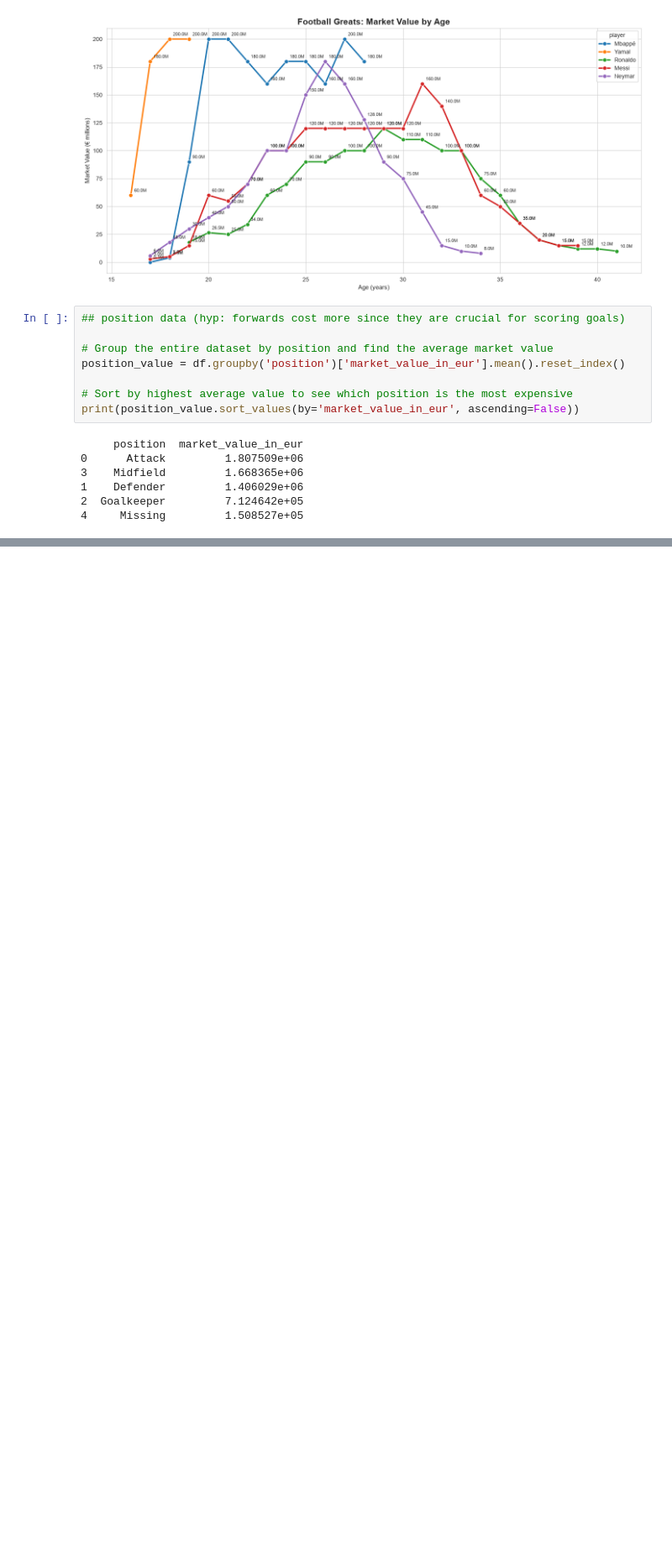
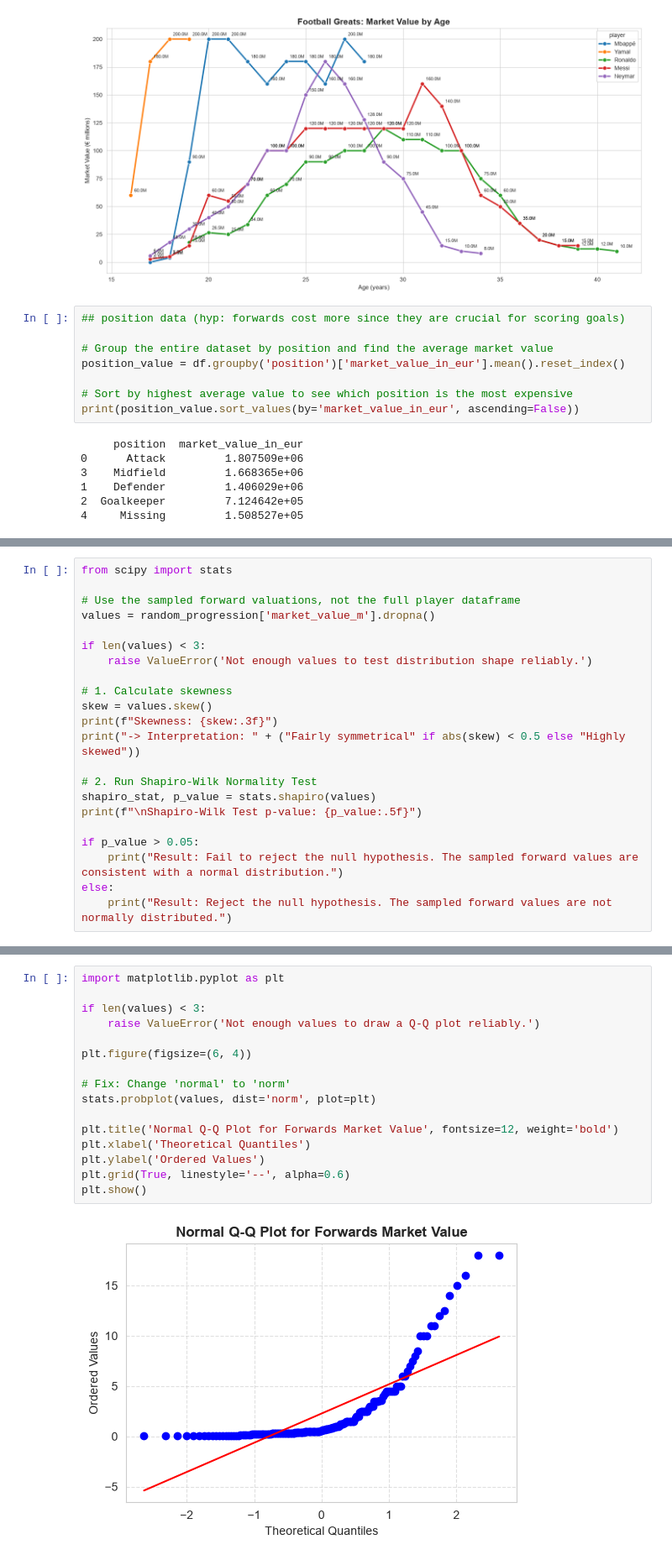
Before and after one commit to koenamk/football_data_visualization, a Jupyter notebook: analysis.ipynb, the cells around one changed output, grey strips where cells are left out. Shown at 84% size. Cells and saved outputs as stored; diff of their text form; blank space fills up the shorter version.

```diff
--- a/analysis.ipynb
+++ b/analysis.ipynb
@@ -506,0 +542,22 @@ plt.show()
+# %%
+from scipy import stats
+
+# Use the sampled forward valuations, not the full player dataframe
+values = random_progression['market_value_m'].dropna()
+
+if len(values) < 3:
+    raise ValueError('Not enough values to test distribution shape reliably.')
+
+# 1. Calculate skewness
+skew = values.skew()
+print(f"Skewness: {skew:.3f}")
+print("-> Interpretation: " + ("Fairly symmetrical" if abs(skew) < 0.5 else "Highly skewed"))
+
+# 2. Run Shapiro-Wilk Normality Test
+shapiro_stat, p_value = stats.shapiro(values)
+print(f"\nShapiro-Wilk Test p-value: {p_value:.5f}")
+
+if p_value > 0.05:
+    print("Result: Fail to reject the null hypothesis. The sampled forward values are consistent with a normal distribution.")
+else:
+    print("Result: Reject the null hypothesis. The sampled forward values are not normally distributed.")
@@ -506,0 +570,18 @@ plt.show()
+# %%
+import matplotlib.pyplot as plt
+
+if len(values) < 3:
+    raise ValueError('Not enough values to draw a Q-Q plot reliably.')
+
+plt.figure(figsize=(6, 4))
+
+# Fix: Change 'normal' to 'norm'
+stats.probplot(values, dist='norm', plot=plt)
+
+plt.title('Normal Q-Q Plot for Forwards Market Value', fontsize=12, weight='bold')
+plt.xlabel('Theoretical Quantiles')
+plt.ylabel('Ordered Values')
+plt.grid(True, linestyle='--', alpha=0.6)
+plt.show()
+# %% [output]
+[figure, added]
```
Also changed, not shown: parts of 5 cells of this notebook.
